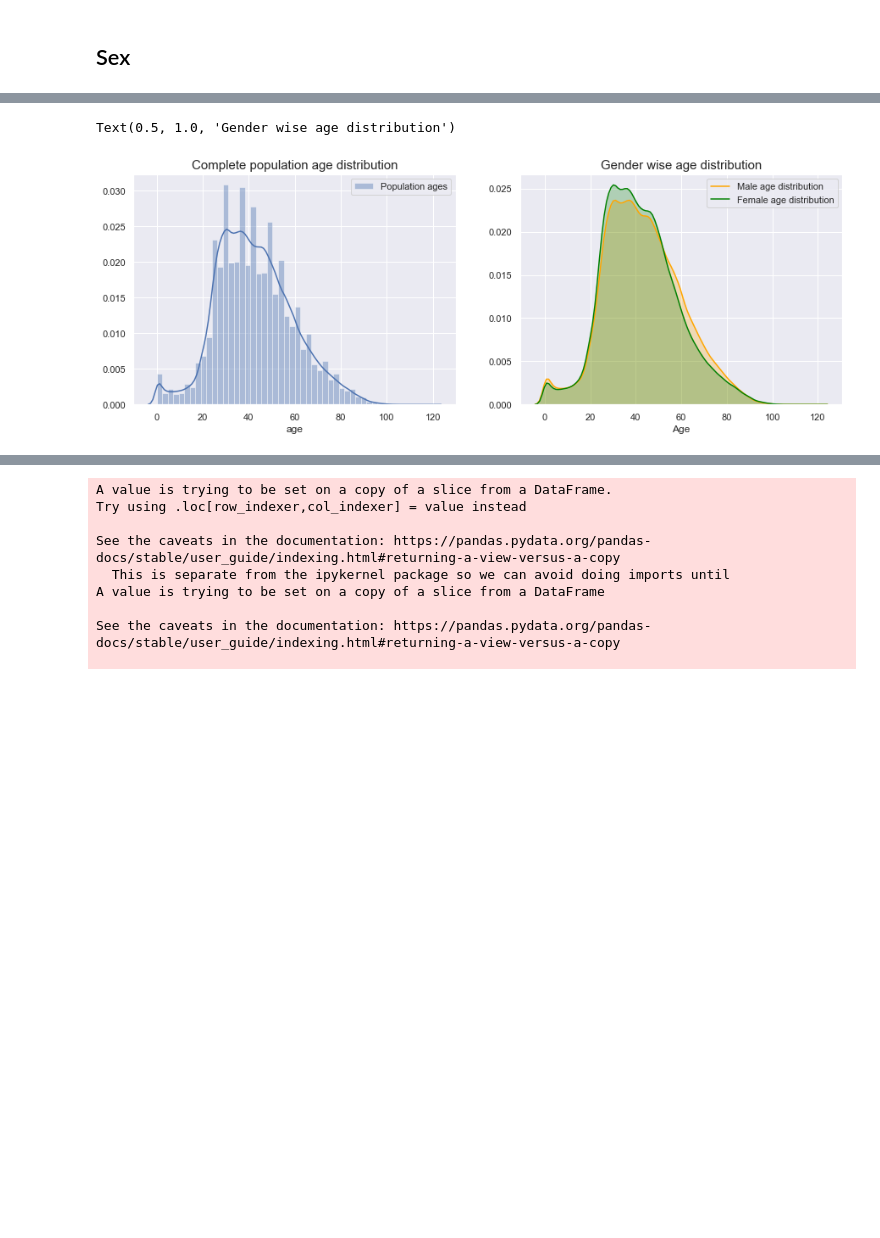
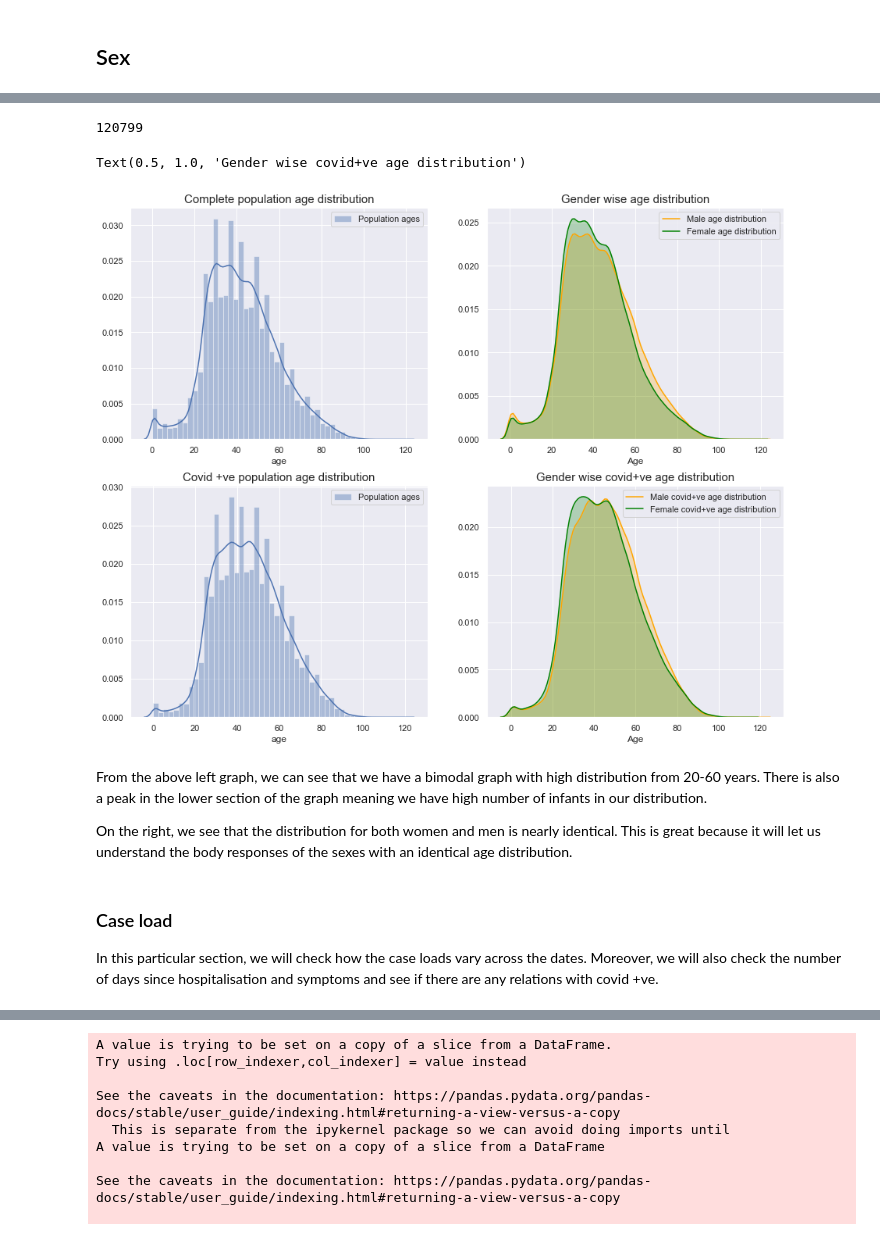
Before and after one commit to pandey-parth/IME672-Project, a Jupyter notebook: Untitled.ipynb, the cells around one changed output, grey strips where cells are left out. Cells and saved outputs as stored; diff of their text form; code cells hidden in the pictures; blank space fills up the shorter version.

```diff
--- a/Untitled.ipynb
+++ b/Untitled.ipynb
@@ -203,3 +213,5 @@ So, we attempt to check how these and different other features contribute to per
+# %%
+df=df[df['covid_res']!='Results awaited']
 # %% [markdown]
 ### Intubed
 # %%
@@ -693,0 +699,3 @@ Text(0.5, 0, 'Male- 287112    Female-279486')
+# %%
+df_pos=df[df['covid_res']==1]
+# df_pos
@@ -694,19 +712,46 @@ Text(0.5, 0, 'Male- 287112    Female-279486')
+# %%
+len(df_pos[df_pos['sex']=='Male'])
+# %% [output]
+120799
 # %%
 sns.set()
-fig1=plt.figure(figsize=(15,5))
-ax1=fig1.add_subplot(121)
+fig1=plt.figure(figsize=(15,12))
+ax1=fig1.add_subplot(221)
 a=sns.distplot(df['age'],ax=ax1,label='Population ages')
 ax1.legend()
 ax1.set_title('Complete population age distribution',size=15)
-ax2=fig1.add_subplot(122)
+ax2=fig1.add_subplot(222)
 
 df_m=df[df['sex']=='Male']
 df_f=df[df['sex']=='Female']
 
 b=sns.kdeplot(df_m['age'],shade=True,ax=ax2,label='Male age distribution',color='orange')
 c=sns.kdeplot(df_f['age'],ax=ax2,label='Female age distribution',color='green',shade=True)
 ax2.set_xlabel('Age')
 ax2.set_title('Gender wise age distribution',size=15)
+ax3=fig1.add_subplot(223)
+a=sns.distplot(df_pos['age'],ax=ax3,label='Population ages')
+ax3.legend()
+ax3.set_title('Covid +ve population age distribution',size=15)
+ax4=fig1.add_subplot(224)
+
+df_m_pos=df_pos[df_pos['sex']=='Male']
+df_f_pos=df_pos[df_pos['sex']=='Female']
+
+b=sns.kdeplot(df_m_pos['age'],shade=True,ax=ax4,label='Male covid+ve age distribution',color='orange')
+c=sns.kdeplot(df_f_pos['age'],ax=ax4,label='Female covid+ve age distribution',color='green',shade=True)
+ax4.set_xlabel('Age')
+ax4.set_title('Gender wise covid+ve age distribution',size=15)
 # %% [output]
-Text(0.5, 1.0, 'Gender wise age distribution')
+Text(0.5, 1.0, 'Gender wise covid+ve age distribution')
-[figure, old version]
+[figure, new version]
+# %% [markdown]
+
+
+From the above left graph, we can see that we have a bimodal graph with high distribution from 20-60 years. There is also a peak in the lower section of the graph meaning we have high number of infants in our distribution.
+
+On the right, we see that the distribution for both women and men is nearly identical. This is great because it will let us understand the body responses of the sexes with an identical age distribution.
+# %% [markdown]
+### Case load
+
+In this particular section, we will check how the case loads vary across the dates. Moreover, we will also check the number of days since hospitalisation and symptoms and see if there are any relations with covid +ve.
```
Also changed, not shown: parts of 32 cells of this notebook.
